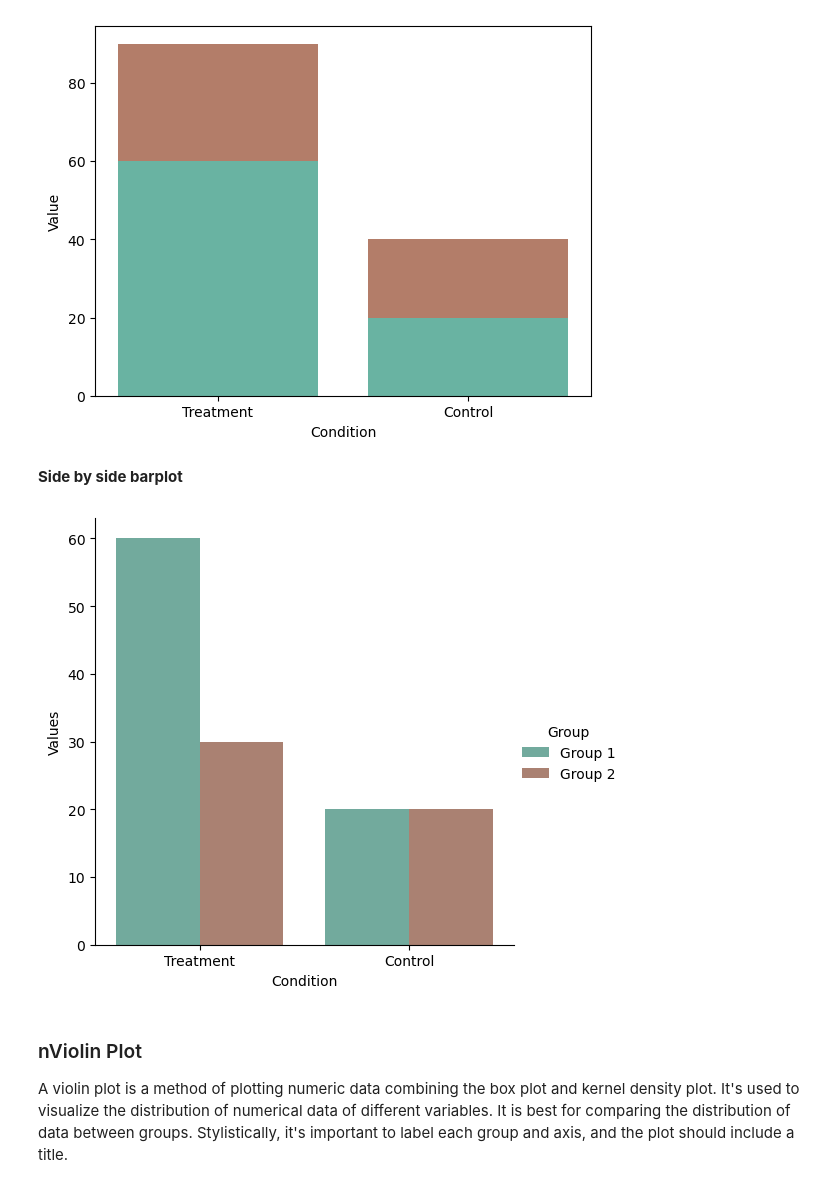
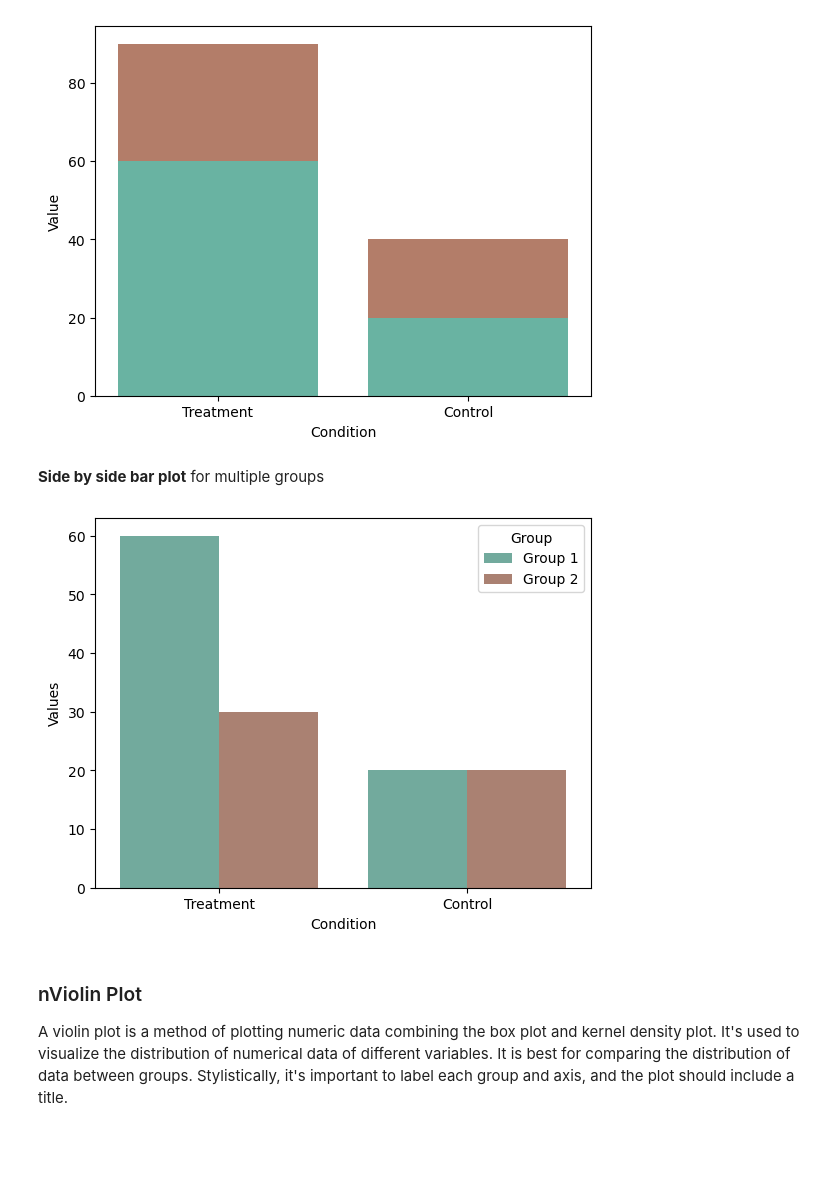
Before and after one commit to lundquist-ecology-lab/biostatistics_with_python, a Jupyter notebook: textbook/03_Displaying_data.ipynb, the cells around one changed output. Drawn from its saved outputs; the diff is of its cells as text; code cells hidden in the pictures; blank space fills up the shorter version.

```diff
--- a/textbook/03_Displaying_data.ipynb
+++ b/textbook/03_Displaying_data.ipynb
@@ -107,26 +132,28 @@ plt.show()
 # %% [output]
 [figure]
 # %% [markdown]
-**Side by side barplot**
+**Side by side bar plot** for multiple groups
 # %%
-# Bar plot using seaborn library
 import pandas as pd
 import seaborn as sns
-
-iris = sns.load_dataset('iris')
+import matplotlib.pyplot as plt
 
 values = [60, 20, 30, 20]
 condition = ["Treatment", "Control", "Treatment", "Control"]
 group = ["Group 1", "Group 1", "Group 2", "Group 2"]
 
 data = pd.DataFrame({'Values': values, 'Condition': condition, 'Group': group})
 
+# Create the figure and axes manually
+fig, ax = plt.subplots()
+
 # Bars side by side
-sns.catplot(x = 'Condition', y = 'Values', hue = 'Group', data = data, kind = 'bar', palette = ["#69b3a2", "#b37d69"])
+sns.barplot(x='Condition', y='Values', hue='Group', data=data, ax=ax, palette=["#69b3a2", "#b37d69"])
 
+# Show the plot
 plt.show()
 # %% [output]
-[figure, old version]
+[figure, new version]
 # %% [markdown]
 ### nViolin Plot
 
```
Also changed, not shown: parts of 3 cells of this notebook.
